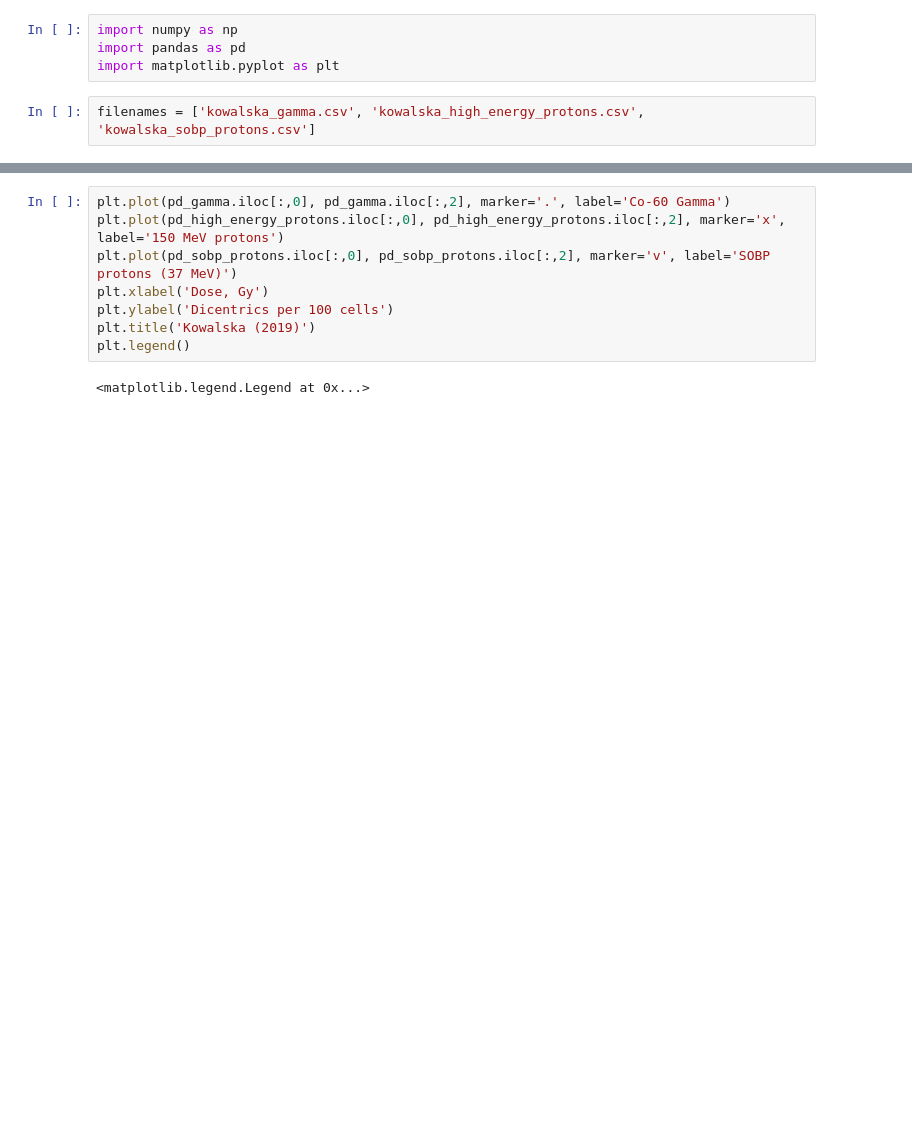
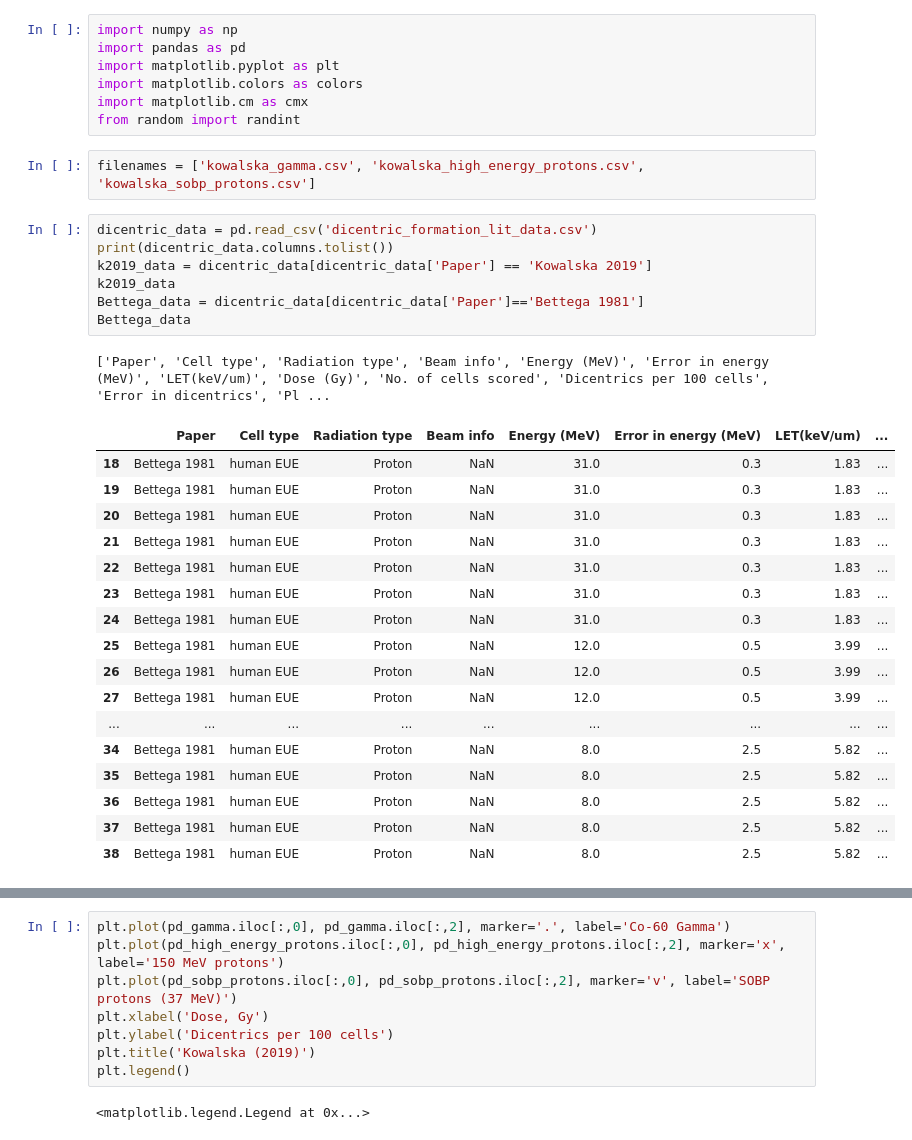
Before and after one commit to paulvautravers/MPhys-Sem-2, a Jupyter notebook: data_plotting.ipynb, the cells around one changed output, grey strips where cells are left out. Saved outputs shown, nothing was run; the diff lists cells and outputs as text; blank space fills up the shorter version.

```diff
--- a/data_plotting.ipynb
+++ b/data_plotting.ipynb
@@ -2,5 +2,34 @@
 import numpy as np
 import pandas as pd
 import matplotlib.pyplot as plt
+import matplotlib.colors as colors
+import matplotlib.cm as cmx
+from random import randint
 # %%
 filenames = ['kowalska_gamma.csv', 'kowalska_high_energy_protons.csv', 'kowalska_sobp_protons.csv']
+# %%
+dicentric_data = pd.read_csv('dicentric_formation_lit_data.csv')
+print(dicentric_data.columns.tolist())
+k2019_data = dicentric_data[dicentric_data['Paper'] == 'Kowalska 2019']
+k2019_data
+Bettega_data = dicentric_data[dicentric_data['Paper']=='Bettega 1981']
+Bettega_data
+# %% [output]
+['Paper', 'Cell type', 'Radiation type', 'Beam info', 'Energy (MeV)', 'Error in energy (MeV)', 'LET(keV/um)', 'Dose (Gy)', 'No. of cells scored', 'Dicentrics per 100 cells', 'Error in dicentrics', 'Pl ...
+|  | Paper | Cell type | Radiation type | Beam info | Energy (MeV) | Error in energy (MeV) | LET(keV/um) | ... |
+| 18 | Bettega 1981 | human EUE | Proton | NaN | 31.0 | 0.3 | 1.83 | ... |
+| 19 | Bettega 1981 | human EUE | Proton | NaN | 31.0 | 0.3 | 1.83 | ... |
+| 20 | Bettega 1981 | human EUE | Proton | NaN | 31.0 | 0.3 | 1.83 | ... |
+| 21 | Bettega 1981 | human EUE | Proton | NaN | 31.0 | 0.3 | 1.83 | ... |
+| 22 | Bettega 1981 | human EUE | Proton | NaN | 31.0 | 0.3 | 1.83 | ... |
+| 23 | Bettega 1981 | human EUE | Proton | NaN | 31.0 | 0.3 | 1.83 | ... |
+| 24 | Bettega 1981 | human EUE | Proton | NaN | 31.0 | 0.3 | 1.83 | ... |
+| 25 | Bettega 1981 | human EUE | Proton | NaN | 12.0 | 0.5 | 3.99 | ... |
+| 26 | Bettega 1981 | human EUE | Proton | NaN | 12.0 | 0.5 | 3.99 | ... |
+| 27 | Bettega 1981 | human EUE | Proton | NaN | 12.0 | 0.5 | 3.99 | ... |
+| ... | ... | ... | ... | ... | ... | ... | ... | ... |
+| 34 | Bettega 1981 | human EUE | Proton | NaN | 8.0 | 2.5 | 5.82 | ... |
+| 35 | Bettega 1981 | human EUE | Proton | NaN | 8.0 | 2.5 | 5.82 | ... |
+| 36 | Bettega 1981 | human EUE | Proton | NaN | 8.0 | 2.5 | 5.82 | ... |
+| 37 | Bettega 1981 | human EUE | Proton | NaN | 8.0 | 2.5 | 5.82 | ... |
+| 38 | Bettega 1981 | human EUE | Proton | NaN | 8.0 | 2.5 | 5.82 | ... |
```
Also changed, not shown: parts of 8 cells of this notebook.
